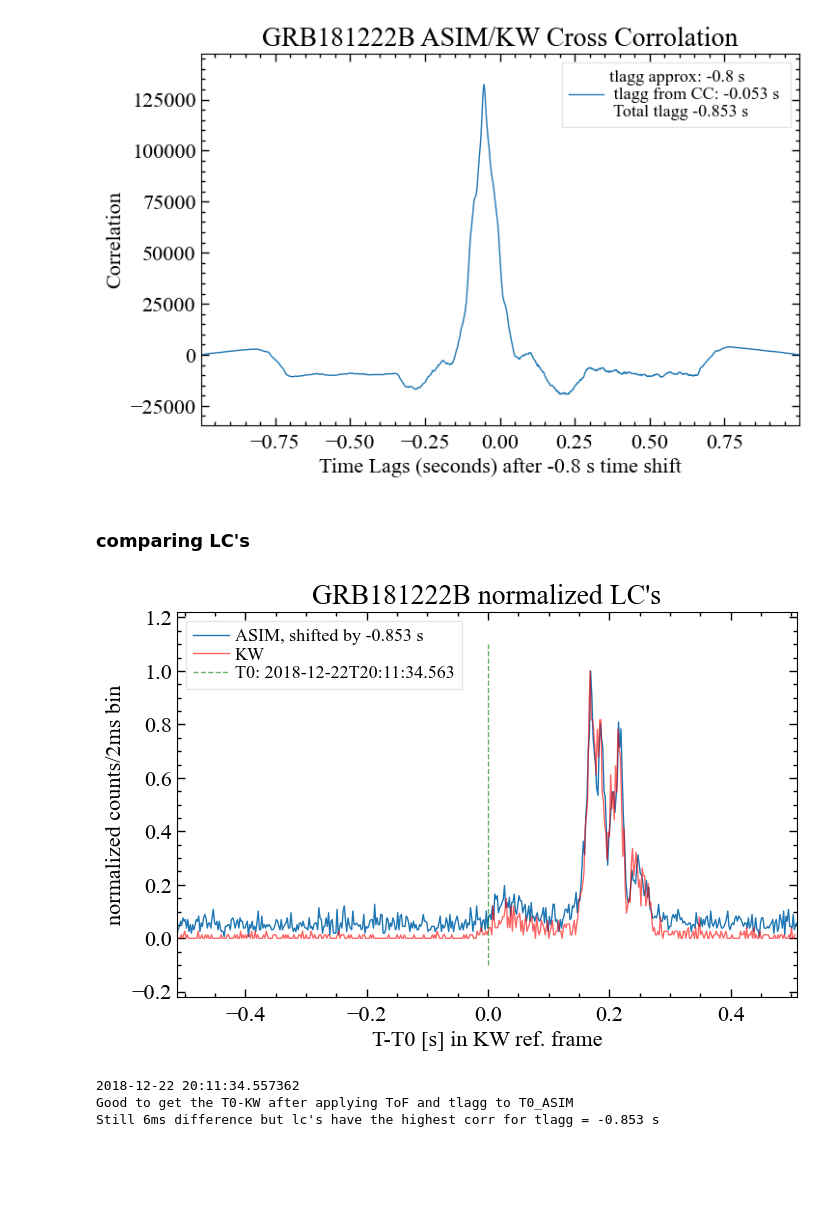
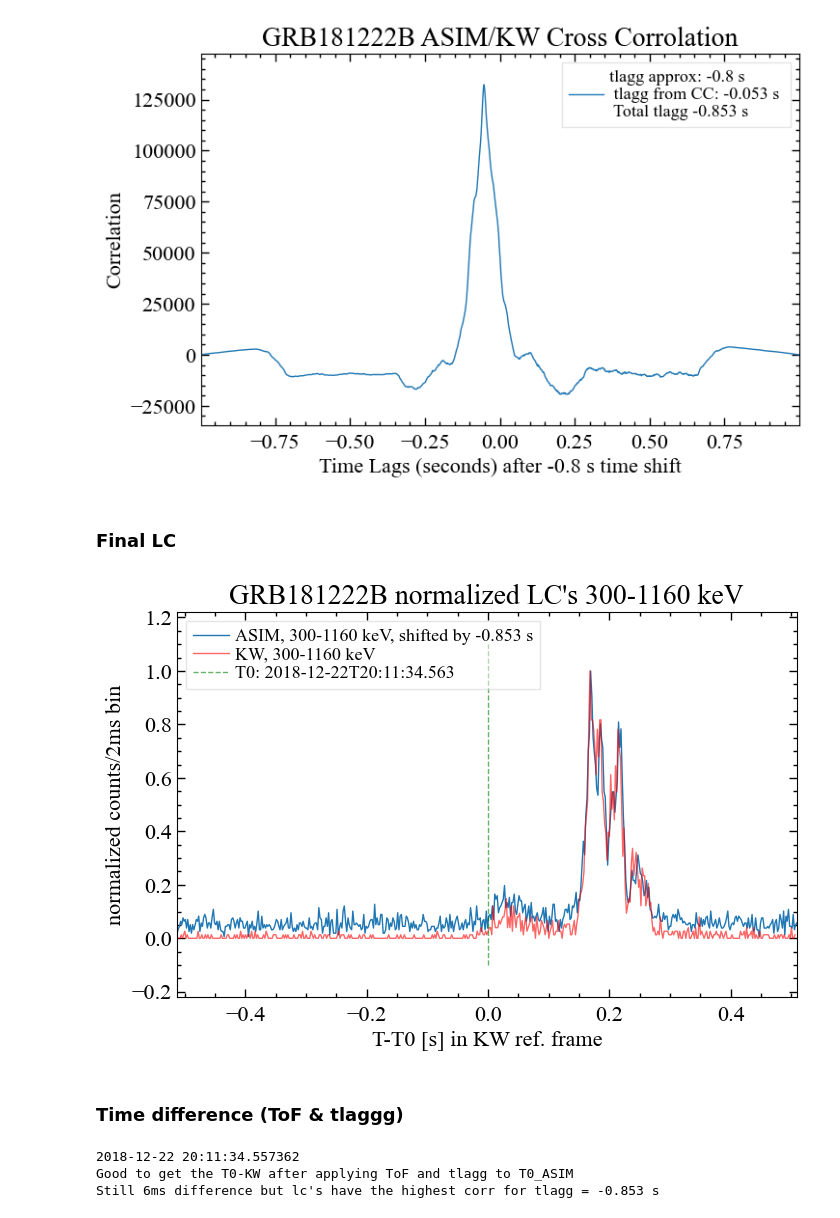
Before and after one commit to AndreasRamsli/GRB, a Jupyter notebook: xspec/ASIM/GRB181222BExtractASIM.ipynb, the cells around one changed output. Saved outputs shown, nothing was run; the diff lists cells and outputs as text; code cells hidden in the pictures; blank space fills up the shorter version.

```diff
--- a/xspec/ASIM/GRB181222BExtractASIM.ipynb
+++ b/xspec/ASIM/GRB181222BExtractASIM.ipynb
@@ -91,10 +94,10 @@ for i,kev in enumerate(kevArr):
 kevArr = kevArr[indexInBound]
 tus = tus[indexInBound]
 
-laggApprox = -0.8
+laggApprox = 0.0
 tus += laggApprox
 
-asim_binsOrg = np.round(np.arange(-2,2,binsize,dtype=np.float32),3)
+asim_binsOrg = np.round(np.arange(-0.5,2,binsize,dtype=np.float32),3)
 
 hist = np.histogram(tus,bins=asim_binsOrg)
 asimCounts,asimEdges = hist[0],hist[1]
@@ -139,26 +145,28 @@ plt.show()
 # %% [output]
 [figure]
 # %% [markdown]
-### comparing LC's
+### Final LC
 # %%
 T0_final = T0_ASIM+timedelta(seconds=tlagg)
 T0_KW = datetime.strptime("2018-12-22 20:11:34.563","%Y-%m-%d %H:%M:%S.%f")
 
 i_asimStart = find_nearest(asimFinal.bin_lo,kwCompare.bin_lo[0])
 i_kwEnd = find_nearest(kwCompare.bin_lo,asimFinal.bin_lo[-1])
 
-plt.plot(np.round(asimFinal.bin_lo[i_asimStart:],3),asimFinal.counts[i_asimStart:]/max(asimFinal.counts),label="ASIM, shifted by -0.853 s")
-plt.plot(np.round(kwCompare.bin_lo[:i_kwEnd],3),kwCompare.counts[:i_kwEnd]/max(kwCompare.counts),c="r",alpha=0.6,label="KW")
+plt.plot(np.round(asimFinal.bin_lo[i_asimStart:],3),asimFinal.counts[i_asimStart:]/max(asimFinal.counts),label="ASIM, 300-1160 keV, shifted by -0.853 s")
+plt.plot(np.round(kwCompare.bin_lo[:i_kwEnd],3),kwCompare.counts[:i_kwEnd]/max(kwCompare.counts),c="r",alpha=0.6,label="KW, 300-1160 keV")
 
-plt.title("GRB181222B normalized LC's")
+plt.title("GRB181222B normalized LC's 300-1160 keV")
 plt.xlabel("T-T0 [s] in KW ref. frame")
 plt.ylabel("normalized counts/2ms bin")
 plt.vlines(x=0.0,ymin=-0.1,ymax=1.1,color="g",label="T0: {}".format(T0_KW.isoformat(timespec="milliseconds")),alpha=0.6,linestyle="--")
 plt.legend()
 plt.savefig("/Home/siv30/wad005/master/GRB/xspec/GRB181222B/CrossCorralation/overlappingLC_asim_kw.png")
 plt.show()
 # %% [output]
-[figure, old version]
+[figure, new version]
+# %% [markdown]
+### Time difference (ToF & tlaggg)
 # %%
 T0_KW = datetime.strptime("2018-12-22 20:11:34.563","%Y-%m-%d %H:%M:%S.%f")
 print(T0_ASIM+timedelta(seconds=-ToF-tlagg)) #ToF: 2.8716 s
```
Also changed, not shown: parts of 9 cells of this notebook.
